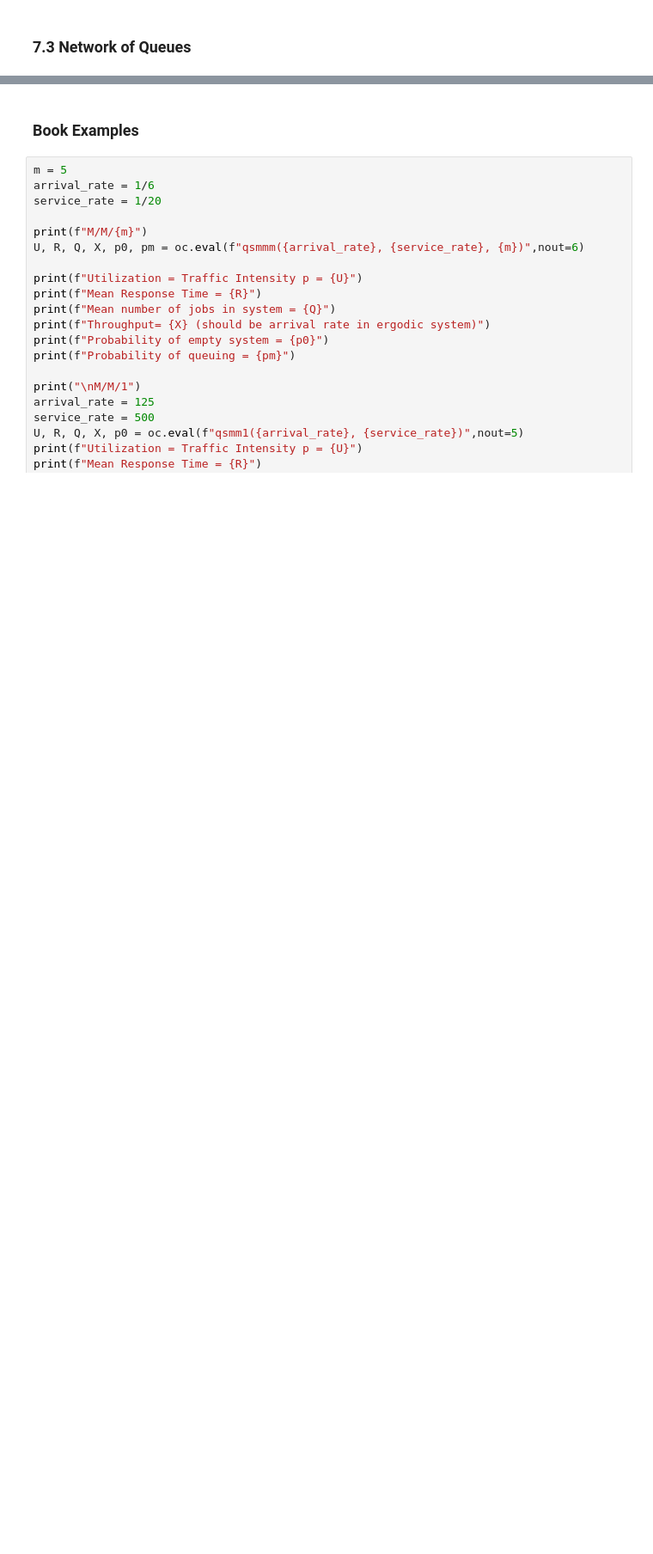
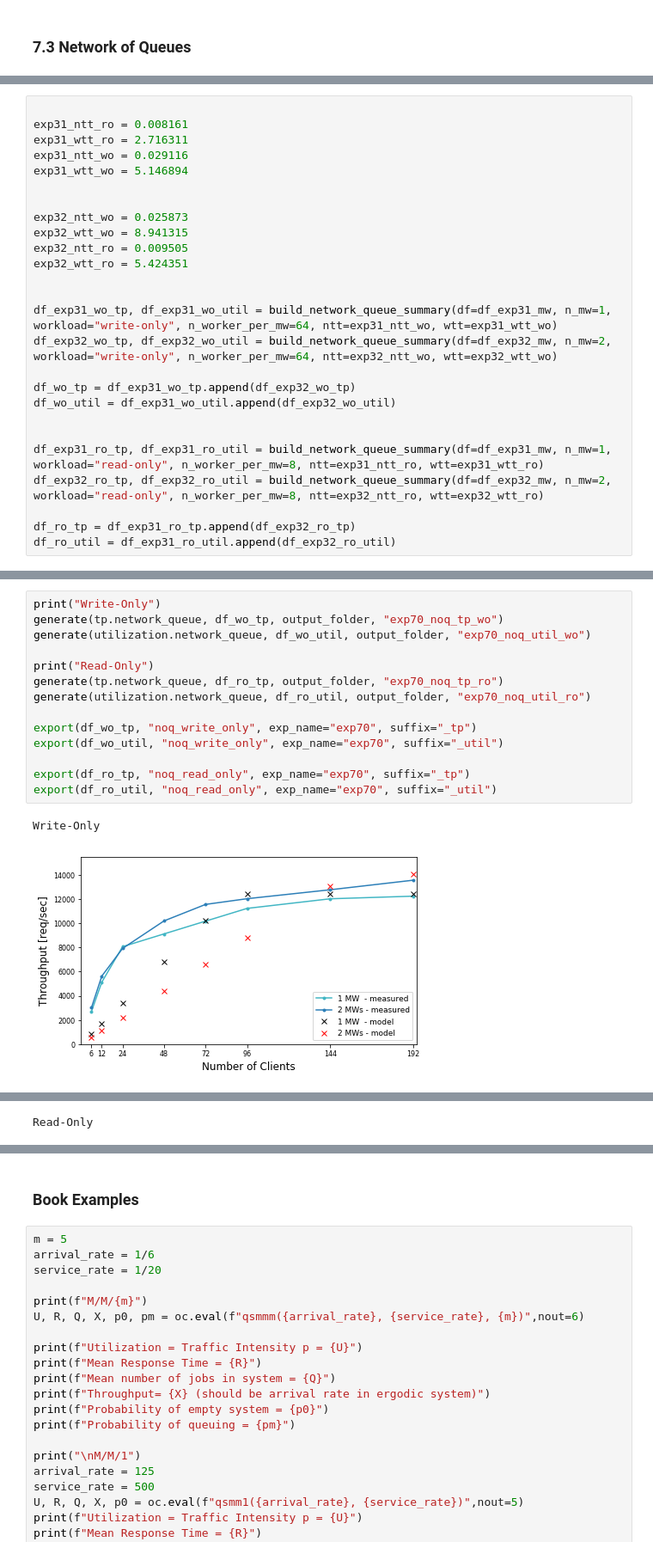
Before and after one commit to nicolas-kuechler/eth-asl-middleware-benchmark-2018, a Jupyter notebook: python/analysis/7 - Queuing Model.ipynb, the cells around one changed output, grey strips where cells are left out. Shown at 86% size. Drawn from its saved outputs; the diff is of its cells as text; blank space fills up the shorter version.

```diff
--- a/python/analysis/7 - Queuing Model.ipynb
+++ b/python/analysis/7 - Queuing Model.ipynb
@@ -146,0 +514,26 @@ Worker: 64
+# %%
+
+exp31_ntt_ro = 0.008161
+exp31_wtt_ro = 2.716311
+exp31_ntt_wo = 0.029116
+exp31_wtt_wo = 5.146894
+
+
+exp32_ntt_wo = 0.025873
+exp32_wtt_wo = 8.941315
+exp32_ntt_ro = 0.009505
+exp32_wtt_ro = 5.424351
+
+
+df_exp31_wo_tp, df_exp31_wo_util = build_network_queue_summary(df=df_exp31_mw, n_mw=1, workload="write-only", n_worker_per_mw=64, ntt=exp31_ntt_wo, wtt=exp31_wtt_wo)
+df_exp32_wo_tp, df_exp32_wo_util = build_network_queue_summary(df=df_exp32_mw, n_mw=2, workload="write-only", n_worker_per_mw=64, ntt=exp32_ntt_wo, wtt=exp32_wtt_wo)
+
+df_wo_tp = df_exp31_wo_tp.append(df_exp32_wo_tp)
+df_wo_util = df_exp31_wo_util.append(df_exp32_wo_util)
+
+
+df_exp31_ro_tp, df_exp31_ro_util = build_network_queue_summary(df=df_exp31_mw, n_mw=1, workload="read-only", n_worker_per_mw=8, ntt=exp31_ntt_ro, wtt=exp31_wtt_ro)
+df_exp32_ro_tp, df_exp32_ro_util = build_network_queue_summary(df=df_exp32_mw, n_mw=2, workload="read-only", n_worker_per_mw=8, ntt=exp32_ntt_ro, wtt=exp32_wtt_ro)
+
+df_ro_tp = df_exp31_ro_tp.append(df_exp32_ro_tp)
+df_ro_util = df_exp31_ro_util.append(df_exp32_ro_util)
@@ -146,0 +553,17 @@ Worker: 64
+# %%
+print("Write-Only")
+generate(tp.network_queue, df_wo_tp, output_folder, "exp70_noq_tp_wo")
+generate(utilization.network_queue, df_wo_util, output_folder, "exp70_noq_util_wo")
+
+print("Read-Only")
+generate(tp.network_queue, df_ro_tp, output_folder, "exp70_noq_tp_ro")
+generate(utilization.network_queue, df_ro_util, output_folder, "exp70_noq_util_ro")
+
+export(df_wo_tp, "noq_write_only", exp_name="exp70", suffix="_tp")
+export(df_wo_util, "noq_write_only", exp_name="exp70", suffix="_util")
+
+export(df_ro_tp, "noq_read_only", exp_name="exp70", suffix="_tp")
+export(df_ro_util, "noq_read_only", exp_name="exp70", suffix="_util")
+# %% [output]
+Write-Only
+[figure, added]
@@ -146,0 +571 @@ Worker: 64
+Read-Only
```
Also changed, not shown: parts of 20 cells of this notebook, 5 other files.
